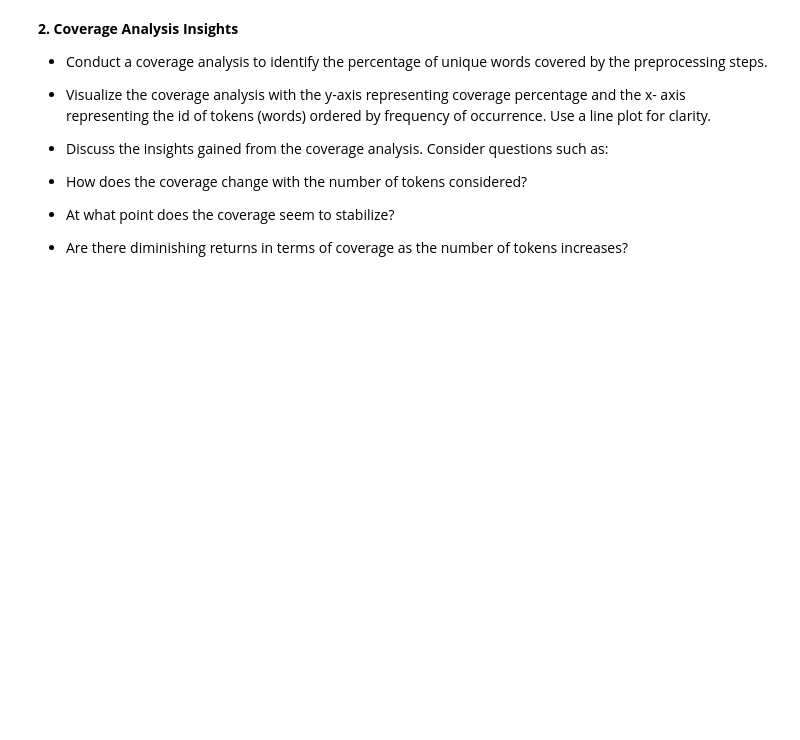
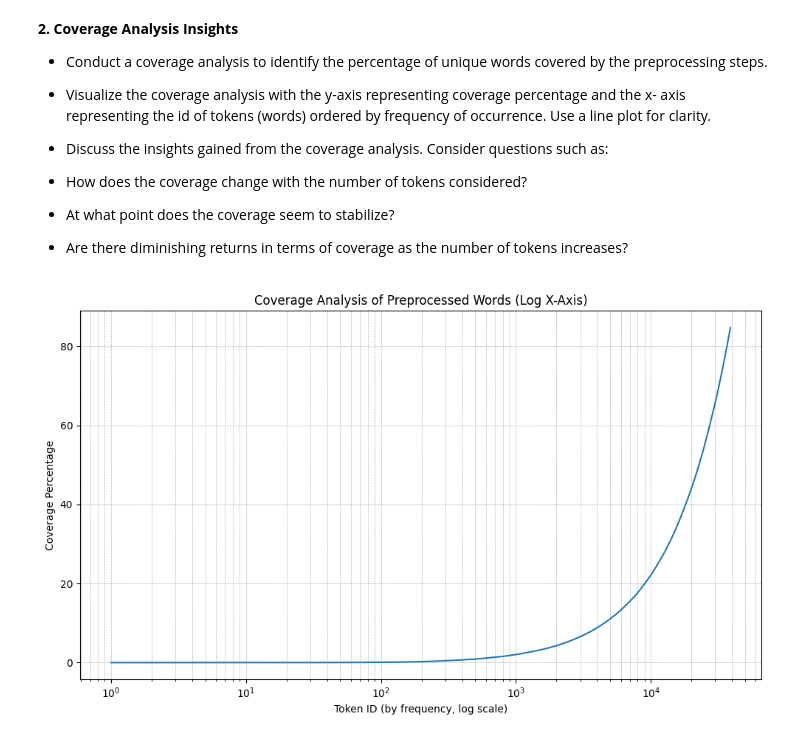
Before and after one commit to HalgasAdrian/CS6120-Coursework, a Jupyter notebook: Assignment_1.ipynb, the cells around one changed output. Saved outputs shown, nothing was run; the diff lists cells and outputs as text; code cells hidden in the pictures; blank space fills up the shorter version.

```diff
--- a/Assignment_1.ipynb
+++ b/Assignment_1.ipynb
@@ -108,3 +108,42 @@ for clarity.
  - At what point does the coverage seem to stabilize?
 
  - Are there diminishing returns in terms of coverage as the number of tokens increases?
+# %%
+import matplotlib.pyplot as plt
+from collections import Counter
+
+# Step 1: Collect all raw words before preprocessing
+all_words_raw = []
+for fileid in movie_reviews.fileids():
+    words = movie_reviews.words(fileid)
+    all_words_raw.extend([word.lower() for word in words if word.isalpha()])
+
+# Step 2: Extract all unique processed words from your existing documents
+processed_words = [word for doc, _ in documents for word in doc]
+
+# Step 3: Build vocabulary sets and word frequency
+unique_raw_words = set(all_words_raw)
+unique_processed_words = set(processed_words)
+raw_word_freq = Counter(all_words_raw)
+most_common_words = [word for word, _ in raw_word_freq.most_common()]
+
+# Step 4: Compute coverage
+coverage = []
+covered_words = set()
+for i, word in enumerate(most_common_words, 1):
+    if word in unique_processed_words:
+        covered_words.add(word)
+    coverage.append(len(covered_words) / len(unique_raw_words) * 100)
+
+#Step 5: Plot the coverage with log-scaled x-axis
+plt.figure(figsize=(10, 6))
+plt.plot(range(1, len(coverage) + 1), coverage)
+plt.xscale("log")
+plt.xlabel("Token ID (by frequency, log scale)")
+plt.ylabel("Coverage Percentage")
+plt.title("Coverage Analysis of Preprocessed Words (Log X-Axis)")
+plt.grid(True, which='both', linestyle='--', linewidth=0.5)
+plt.tight_layout()
+plt.show()
+# %% [output]
+[figure, added]
```
Also changed, not shown: parts of 1 cell of this notebook.
